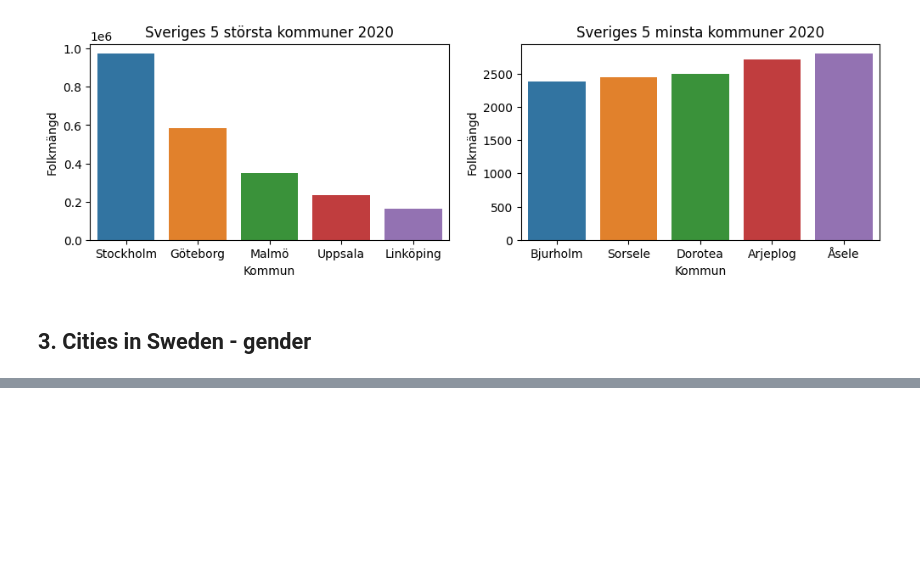
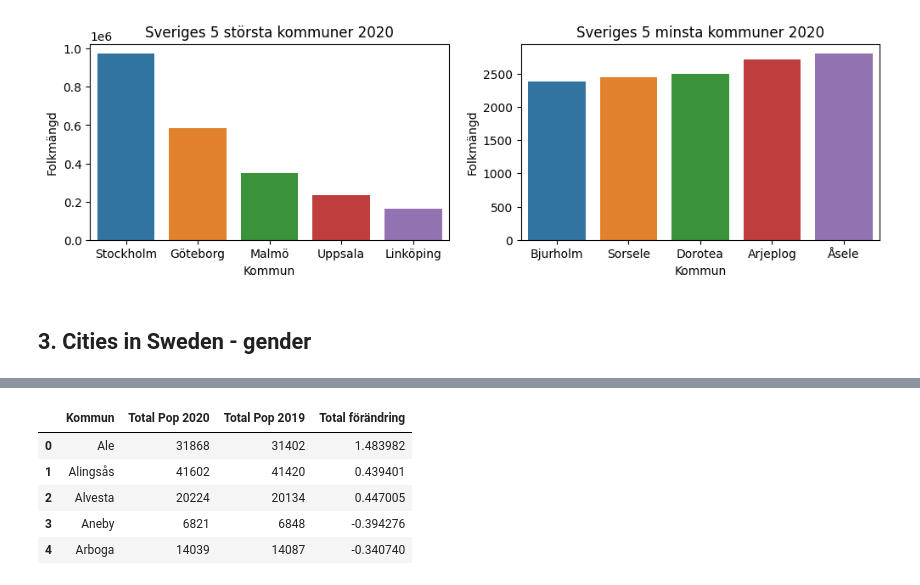
Before and after one commit to eliaselhaddad/Databehandling-Elias-El-Haddad, a Jupyter notebook: Exercises/E00_pandas_basic_syntax.ipynb, the cells around one changed output, grey strips where cells are left out. Saved outputs shown, nothing was run; the diff lists cells and outputs as text; code cells hidden in the pictures; blank space fills up the shorter version.

```diff
--- a/Exercises/E00_pandas_basic_syntax.ipynb
+++ b/Exercises/E00_pandas_basic_syntax.ipynb
@@ -202,0 +230,20 @@ ValueError: Length mismatch: Expected axis has 6 elements, new values have 7 ele
+# %%
+df.drop(
+    columns=["Rang 2020", "Rang 2019"], inplace=True
+)  # inplace=True means that we want to change the original DataFrame
+df.rename(
+    columns={
+        "Folkmängd 2020": "Total Pop 2020",
+        "Folkmängd 2019": "Total Pop 2019",
+        "Förändring": "Total förändring",
+    },
+    inplace=True,
+)
+df.head()
+# %% [output]
+|  | Kommun | Total Pop 2020 | Total Pop 2019 | Total förändring |
+| 0 | Ale | 31868 | 31402 | 1.483982 |
+| 1 | Alingsås | 41602 | 41420 | 0.439401 |
+| 2 | Alvesta | 20224 | 20134 | 0.447005 |
+| 3 | Aneby | 6821 | 6848 | -0.394276 |
+| 4 | Arboga | 14039 | 14087 | -0.340740 |
```
Also changed, not shown: parts of 9 cells of this notebook, 2 other files.
